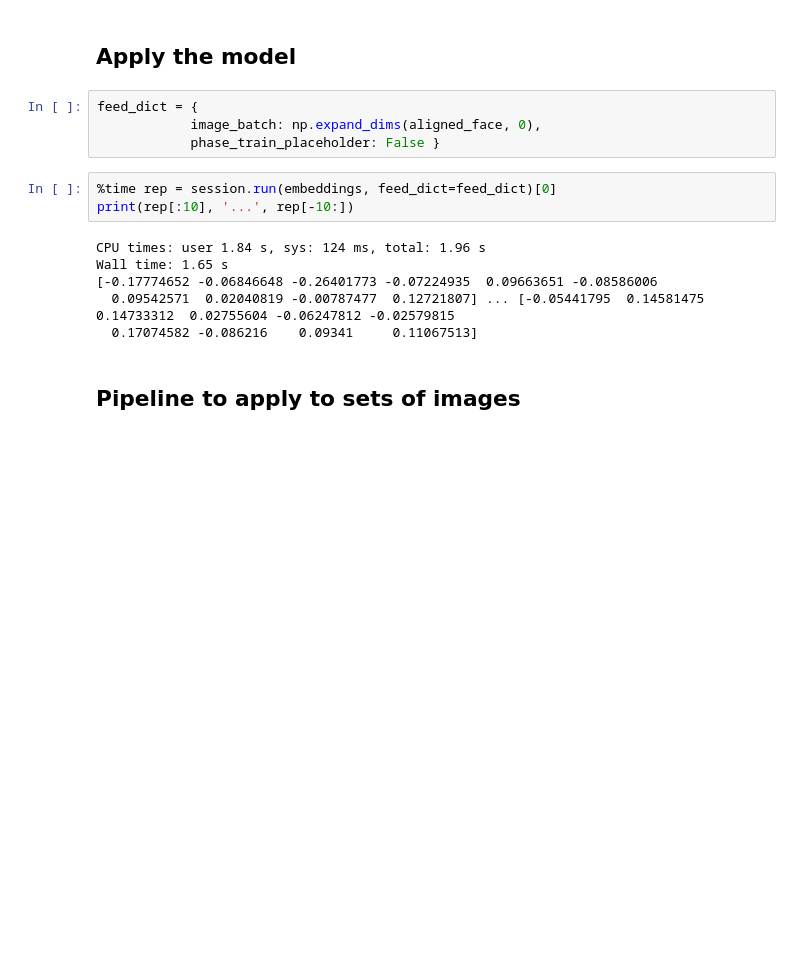
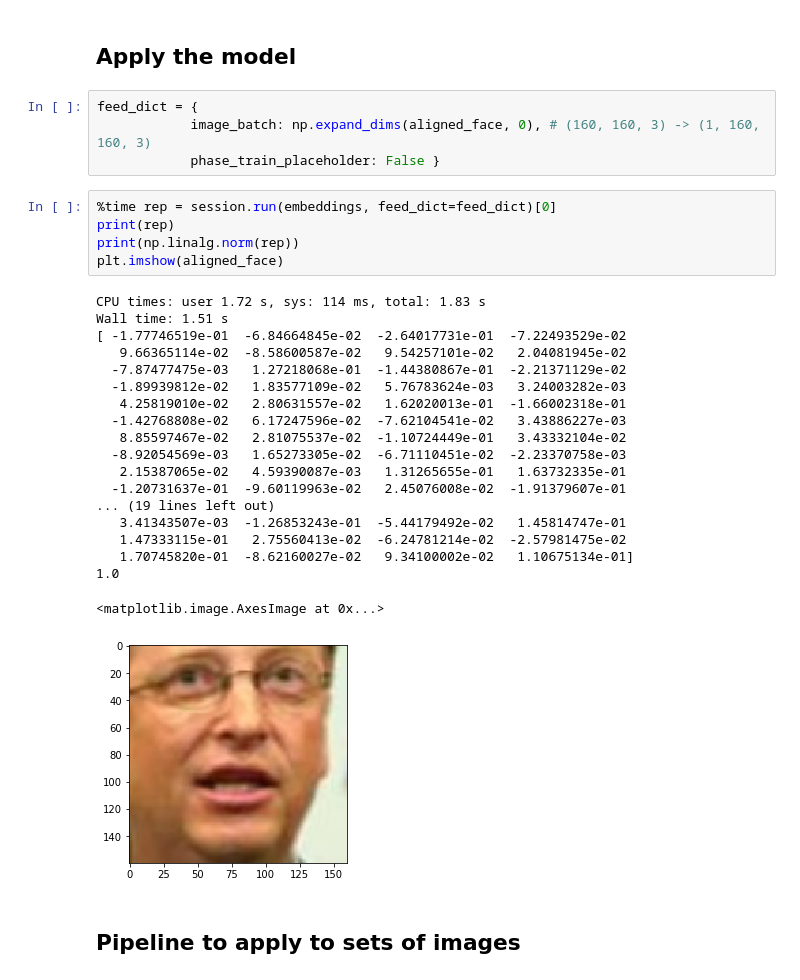
Before and after one commit to alex-kalinin/deep-learning, a Jupyter notebook: facenet/FaceNet presentation.ipynb, the cells around one changed output. Cells and saved outputs as stored; diff of their text form; blank space fills up the shorter version.

```diff
--- a/facenet/FaceNet presentation.ipynb
+++ b/facenet/FaceNet presentation.ipynb
@@ -107,17 +139,33 @@ embeddings = graph.get_tensor_by_name("embeddings:0")
 ## Apply the model
 # %%
 feed_dict = {
-            image_batch: np.expand_dims(aligned_face, 0),
+            image_batch: np.expand_dims(aligned_face, 0), # (160, 160, 3) -> (1, 160, 160, 3)
             phase_train_placeholder: False }
 # %%
 %time rep = session.run(embeddings, feed_dict=feed_dict)[0]
-print(rep[:10], '...', rep[-10:])
+print(rep)
+print(np.linalg.norm(rep))
+plt.imshow(aligned_face)
 # %% [output]
-CPU times: user 1.84 s, sys: 124 ms, total: 1.96 s
-Wall time: 1.65 s
-[-0.17774652 -0.06846648 -0.26401773 -0.07224935  0.09663651 -0.08586006
-  0.09542571  0.02040819 -0.00787477  0.12721807] ... [-0.05441795  0.14581475  0.14733312  0.02755604 -0.06247812 -0.02579815
-  0.17074582 -0.086216    0.09341     0.11067513]
+CPU times: user 1.72 s, sys: 114 ms, total: 1.83 s
+Wall time: 1.51 s
+[ -1.77746519e-01  -6.84664845e-02  -2.64017731e-01  -7.22493529e-02
+   9.66365114e-02  -8.58600587e-02   9.54257101e-02   2.04081945e-02
+  -7.87477475e-03   1.27218068e-01  -1.44380867e-01  -2.21371129e-02
+  -1.89939812e-02   1.83577109e-02   5.76783624e-03   3.24003282e-03
+   4.25819010e-02   2.80631557e-02   1.62020013e-01  -1.66002318e-01
+  -1.42768808e-02   6.17247596e-02  -7.62104541e-02   3.43886227e-03
+   8.85597467e-02   2.81075537e-02  -1.10724449e-01   3.43332104e-02
+  -8.92054569e-03   1.65273305e-02  -6.71110451e-02  -2.23370758e-03
+   2.15387065e-02   4.59390087e-03   1.31265655e-01   1.63732335e-01
+  -1.20731637e-01  -9.60119963e-02   2.45076008e-02  -1.91379607e-01
+... (19 lines left out)
+   3.41343507e-03  -1.26853243e-01  -5.44179492e-02   1.45814747e-01
+   1.47333115e-01   2.75560413e-02  -6.24781214e-02  -2.57981475e-02
+   1.70745820e-01  -8.62160027e-02   9.34100002e-02   1.10675134e-01]
+1.0
+<matplotlib.image.AxesImage at 0x...>
+[figure, added]
 # %% [markdown]
 ## Pipeline to apply to sets of images
 # %%
```
Also changed, not shown: parts of 5 cells of this notebook, 1 other file.
